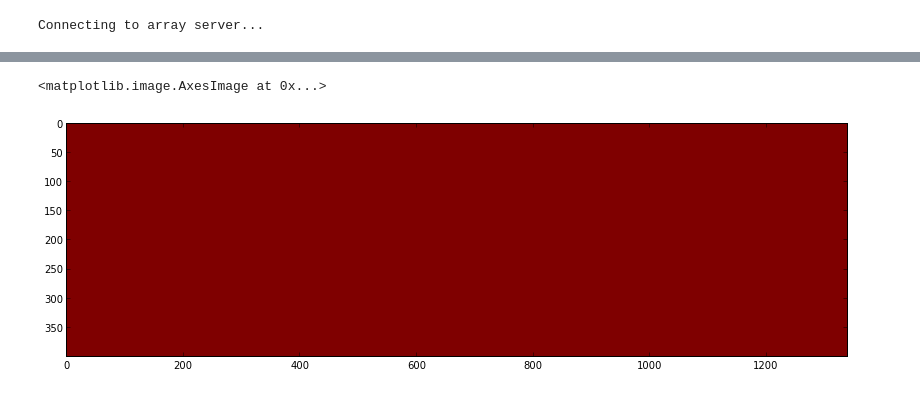
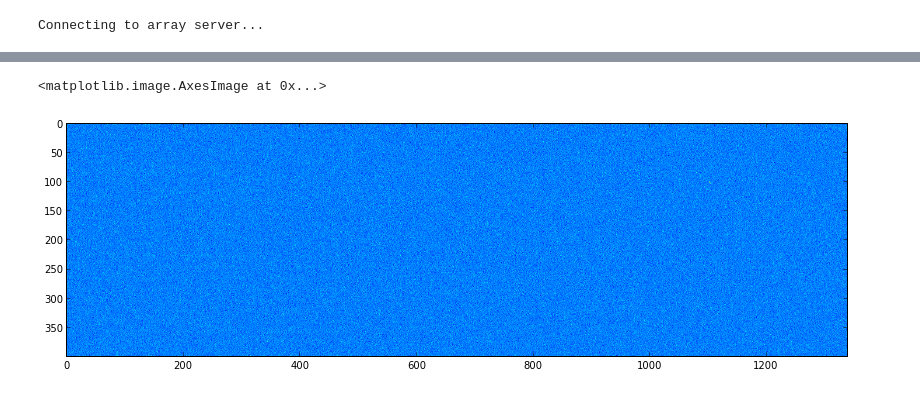
Before and after one commit to DawesLab/Camserver, a Jupyter notebook: array_client.ipynb, the cells around one changed output, grey strips where cells are left out. Drawn from its saved outputs; the diff is of its cells as text; code cells hidden in the pictures.

Commit message:
added some stats to the array client notebook

```diff
--- a/array_client.ipynb
+++ b/array_client.ipynb
@@ -55,8 +57,8 @@ I: Server replied OK: (400, 1340, 5)
 # %%
-imshow(data_array[:,:,1])
+imshow(data_array[:,:,1]-data_array[:,:,2])
 # %% [output]
 <matplotlib.image.AxesImage at 0x...>
-[figure, old version]
+[figure, new version]
 # %%
 imshow(numpy.fft.fftshift(numpy.log(numpy.abs(numpy.fft.fft2(data_array[:,:,0],axes=[1]))),axes=[1]))
 # %% [output]
```
Also changed, not shown: parts of 12 cells of this notebook.
